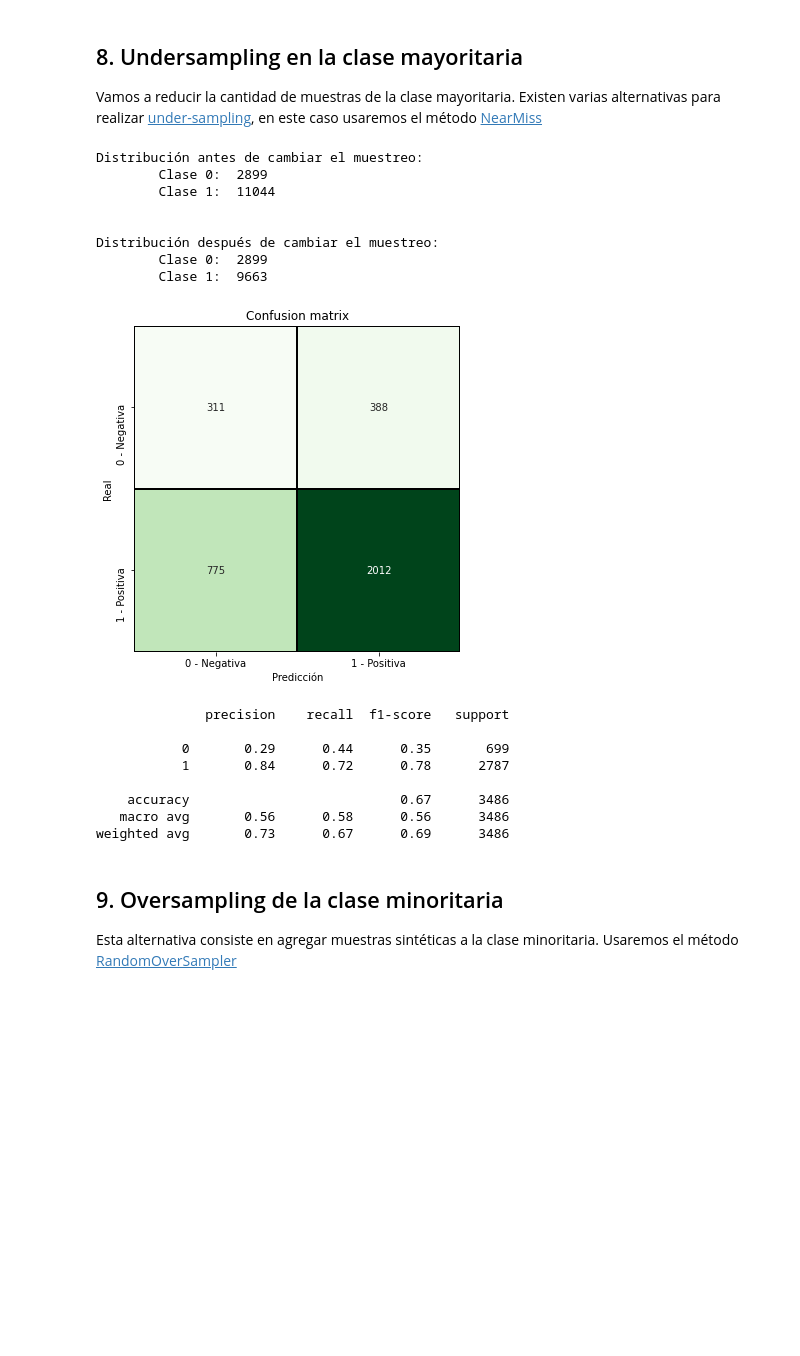
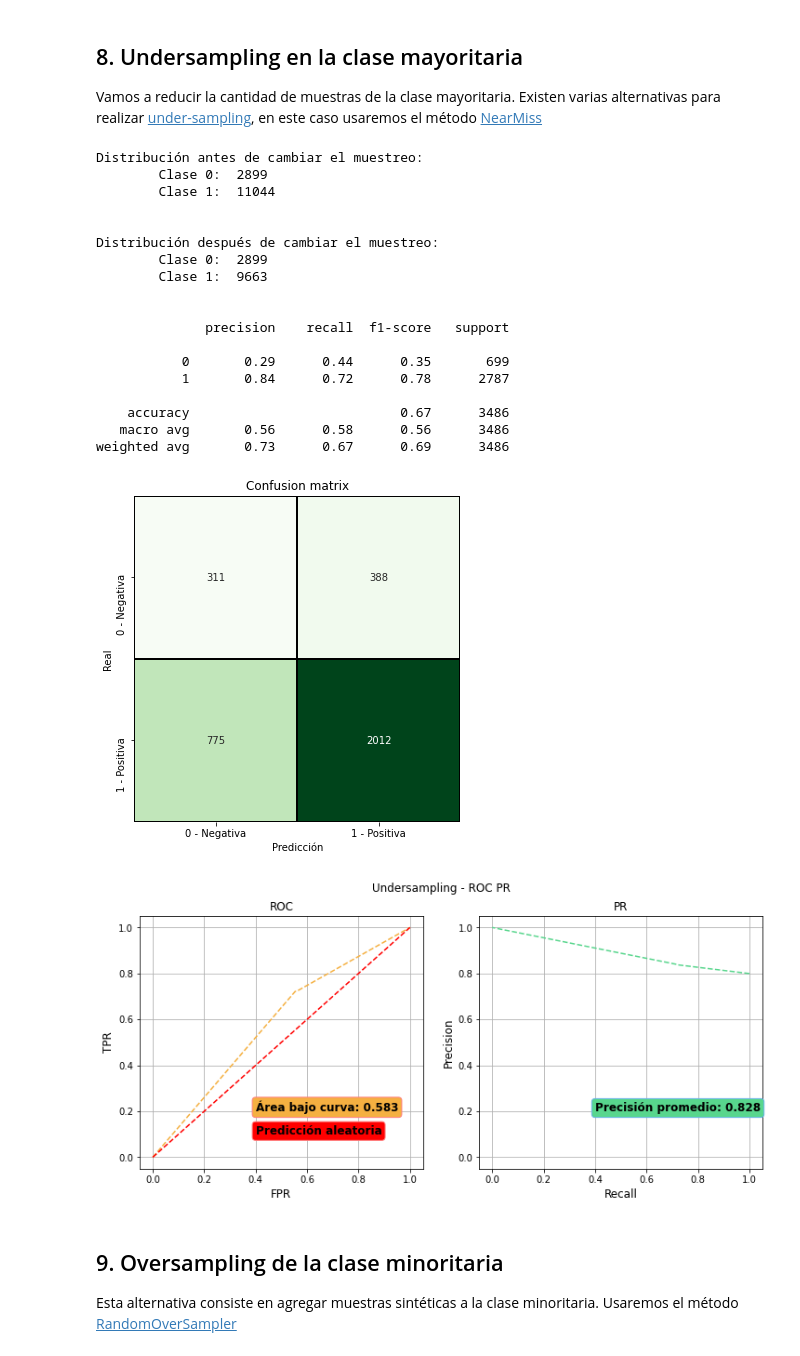
Before and after one commit to giannipablo/MentoriaDiploDatos2020, a Jupyter notebook: Practico_3y4_part_4.ipynb, the cells around one changed output. Drawn from its saved outputs; the diff is of its cells as text; code cells hidden in the pictures; blank space fills up the shorter version.

```diff
--- a/Practico_3y4_part_4.ipynb
+++ b/Practico_3y4_part_4.ipynb
@@ -227,37 +232,41 @@ Vamos a reducir la cantidad de muestras de la clase mayoritaria. Existen varias
 # %%
 #1 Subsampling usando NearMiss
 under_sampling = NearMiss(sampling_strategy=0.3, n_neighbors=3, version=2)
 X_train_res, y_train_res = under_sampling.fit_sample(X_train, y_train)
 
 #2 Mostramos la distribución de los datos de entrenamiento antes y despúes del proceso
 mostrar_distribucion (y_train, y_train_res)
 
 #3. Entrenamos el modelo usando class_wight
 modelo = entrenar_modelo(X_train_res, X_test, y_train_res, y_test)
 
 #4. Obtenemos las predicciones para el conjunto de evaluación
 y_pred = modelo.predict(X_test)
+y_predp = modelo.predict_proba(X_test)
 
 #5. Informamos los resultados
-informar_resultados(y_test, y_pred)
+informar_resultados(y_test, y_pred, y_predp[:,1], "Undersampling")
 # %% [output]
 Distribución antes de cambiar el muestreo:
         Clase 0:  2899
         Clase 1:  11044
 
 
 Distribución después de cambiar el muestreo:
         Clase 0:  2899
         Clase 1:  9663
+
+
+              precision    recall  f1-score   support
+
+           0       0.29      0.44      0.35       699
+           1       0.84      0.72      0.78      2787
+
+    accuracy                           0.67      3486
+   macro avg       0.56      0.58      0.56      3486
+weighted avg       0.73      0.67      0.69      3486
 [figure]
-              precision    recall  f1-score   support
-
-           0       0.29      0.44      0.35       699
-           1       0.84      0.72      0.78      2787
-
-    accuracy                           0.67      3486
-   macro avg       0.56      0.58      0.56      3486
-weighted avg       0.73      0.67      0.69      3486
+[figure, added]
 # %% [markdown]
 ## 9. Oversampling de la clase minoritaria
 
```
Also changed, not shown: parts of 5 cells of this notebook.
